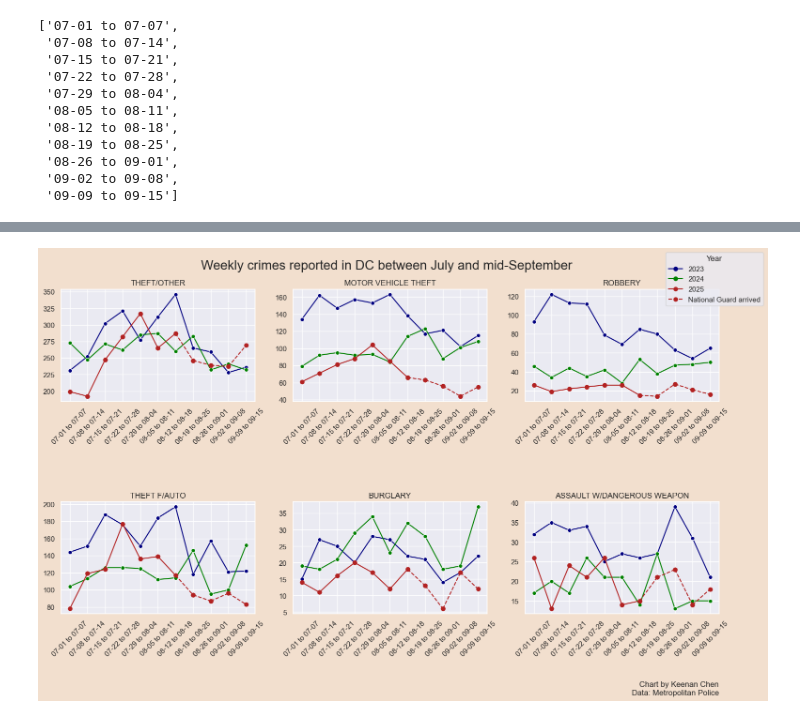
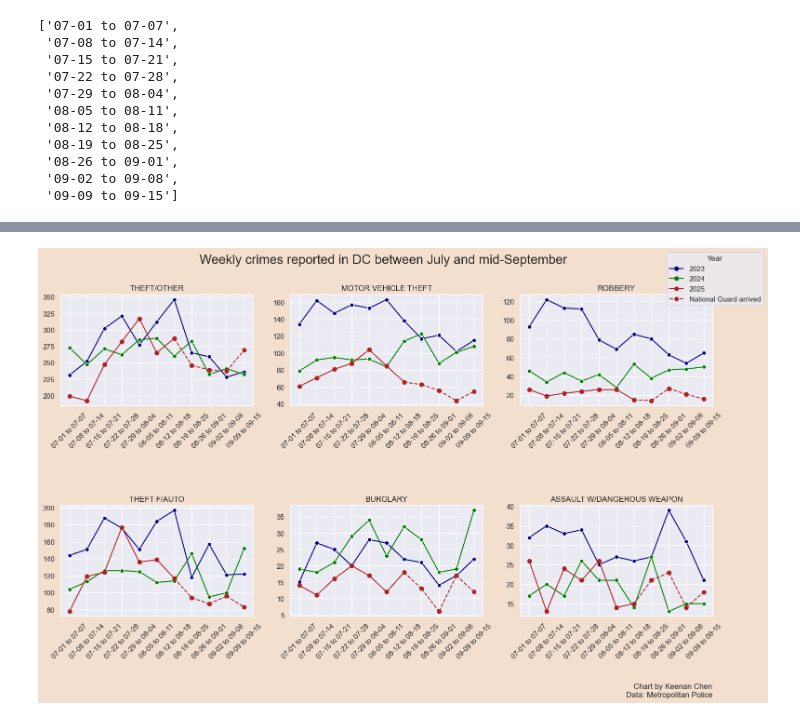
Before and after one commit to kcinbk/dc_crimes, a Jupyter notebook: scripts/EDA_DCCrimes.ipynb, the cells around one changed output, grey strips where cells are left out. Cells and saved outputs as stored; diff of their text form; code cells hidden in the pictures.

```diff
--- a/scripts/EDA_DCCrimes.ipynb
+++ b/scripts/EDA_DCCrimes.ipynb
@@ -359,33 +359,33 @@ for i, each_offense in enumerate(s1['offense'].unique()):
 for j in range(i+1, len(axes)):
     fig.delaxes(axes[j])
 
 import matplotlib.lines as mlines
 
 navy_line = mlines.Line2D([], [], color='navy', marker='o', label='2023')
 green_line = mlines.Line2D([], [], color='green', marker='o', label='2024')
 red_line = mlines.Line2D([], [], color='firebrick', marker='o', label='2025')
 red_dashed = mlines.Line2D([], [], color='firebrick', marker='o', linestyle='--', label="National Guard arrived")
 
 fig.legend(
     handles=[navy_line, green_line, red_line, red_dashed],
     title="Year",
     loc='upper right',
-    bbox_to_anchor=(1.04, 1.04),
+    bbox_to_anchor=(1.05, 1.05),
     ncol=1
 )
 
 last_ax = axes[i]
 last_ax.text(
     1, -0.6,
     "Chart by Keenan Chen\nData: Metropolitan Police",
     ha='right', va='top',
     fontsize=12,
     transform=last_ax.transAxes
 )
 
 plt.tight_layout(rect=[0, 0, 1, 1])
-plt.suptitle('Weekly crimes reported in DC between July and mid-September', fontsize=20, y=1.02)
+plt.suptitle('Weekly crimes reported in DC between July and mid-September', fontsize=20, y=1.04)
 plt.savefig(safe_filename, bbox_inches='tight', dpi=500)
 plt.show()
 # %% [output]
-[figure, old version]
+[figure, new version]
```
Also changed, not shown: parts of 1 cell of this notebook, 3 other files.
